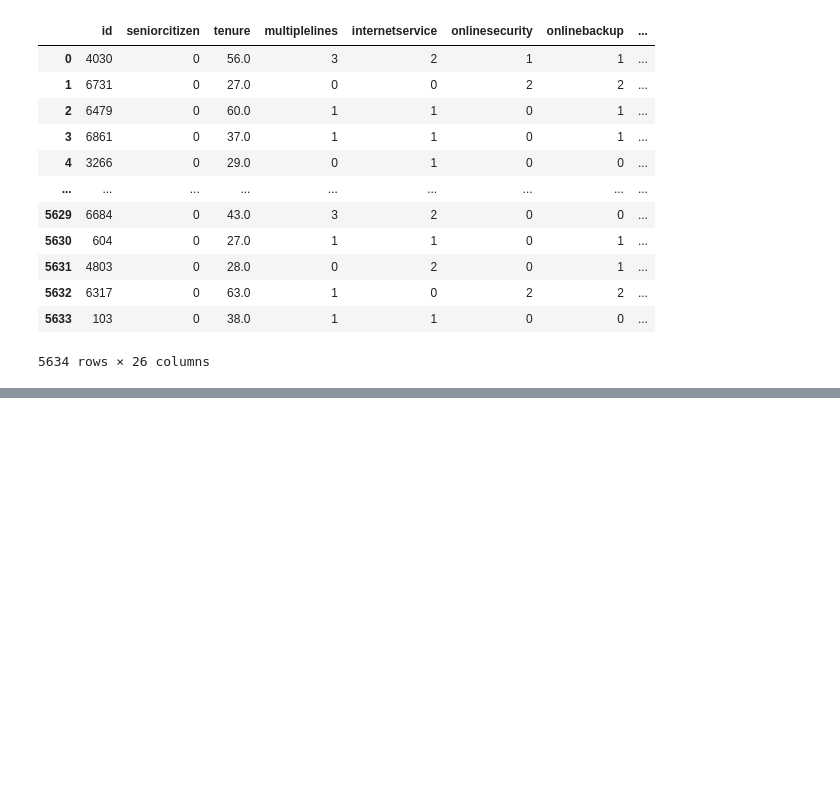
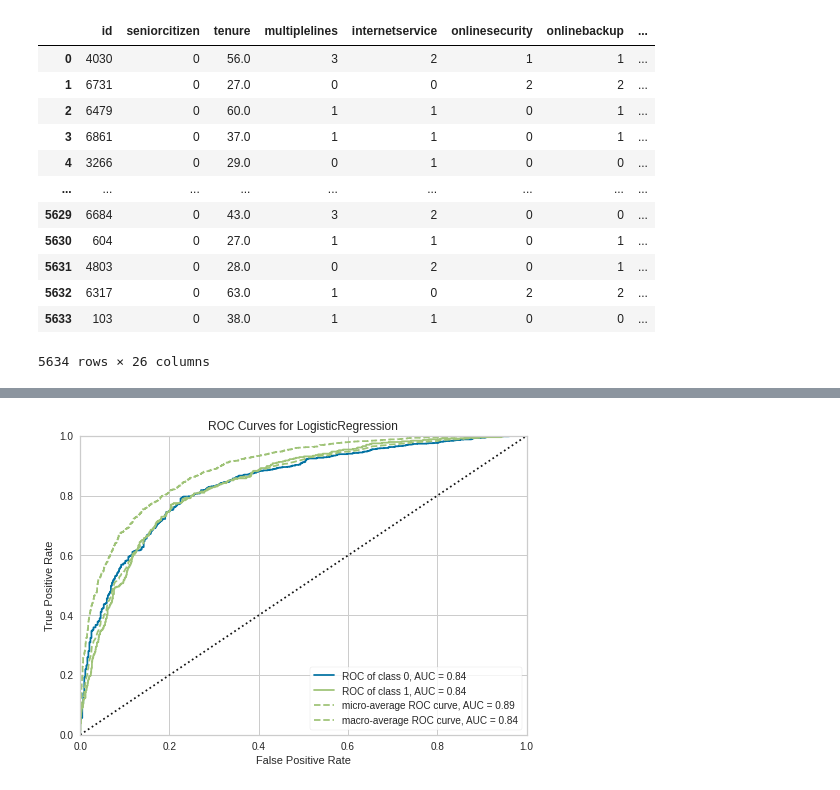
Before and after one commit to jjefferson2006/DSWP_JJ_altera, a Jupyter notebook: desafio_churn_2020.ipynb, the cells around one changed output, grey strips where cells are left out. Drawn from its saved outputs; the diff is of its cells as text; code cells hidden in the pictures; blank space fills up the shorter version.

```diff
--- a/desafio_churn_2020.ipynb
+++ b/desafio_churn_2020.ipynb
@@ -1669,0 +2012,4 @@ clf = setup(data = df_s,
+# %%
+plot_model(estimator = tuned_lr, plot = 'auc')
+# %% [output]
+[figure, added]
```
Also changed, not shown: parts of 51 cells of this notebook.
